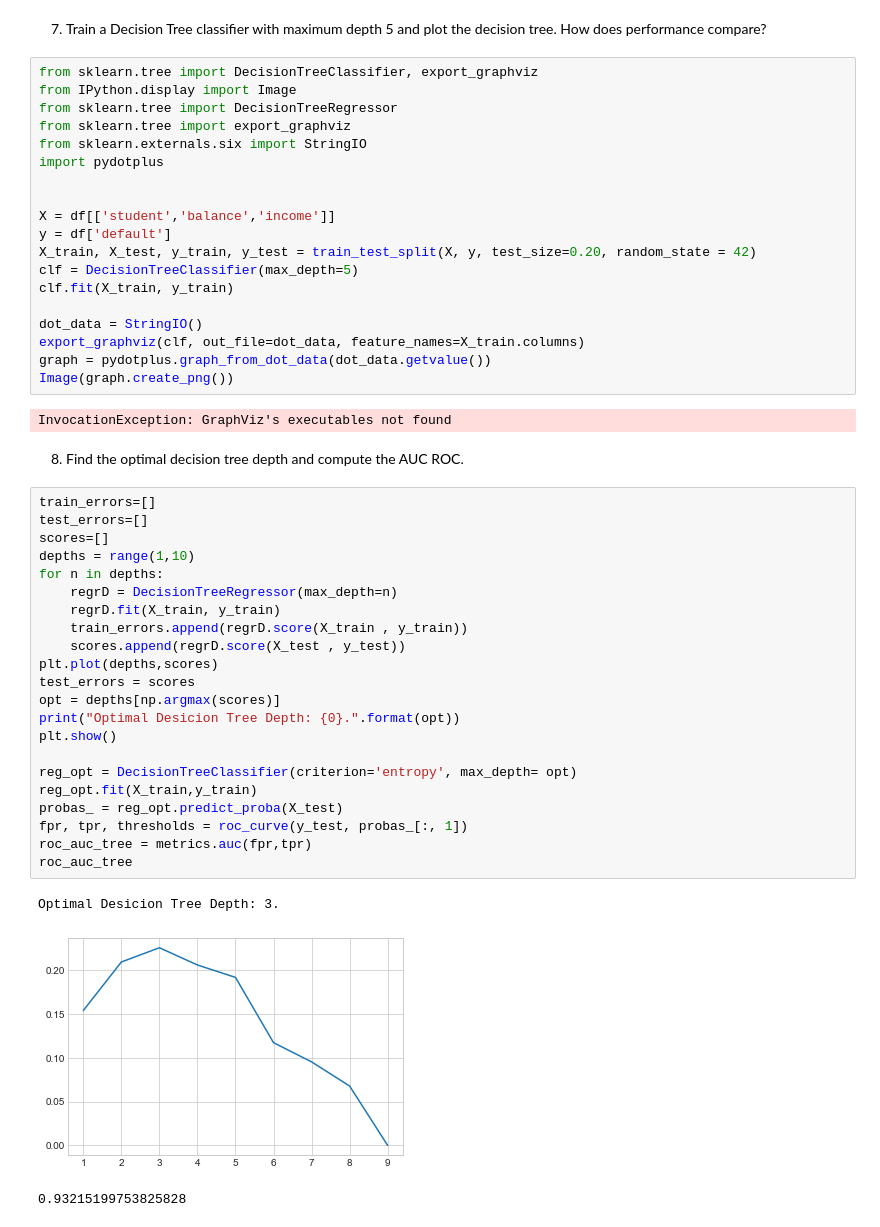
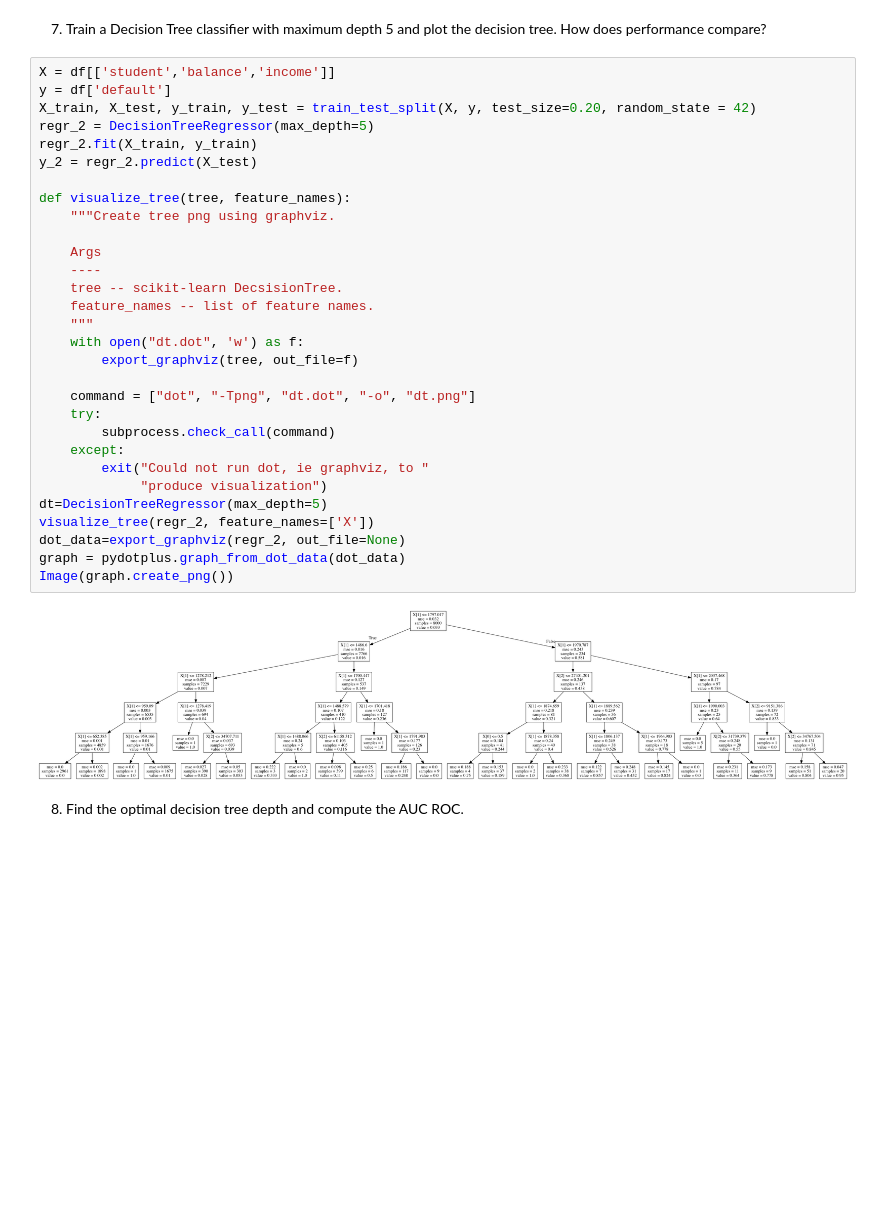
Before and after one commit to Columbia-Intro-Data-Science/python-introduction-linfocus, a Jupyter notebook: hw3_part1_lj2438.ipynb, the cells around one changed output. Saved outputs shown, nothing was run; the diff lists cells and outputs as text; blank space fills up the shorter version.

```diff
--- a/hw3_part1_lj2438.ipynb
+++ b/hw3_part1_lj2438.ipynb
@@ -214,52 +217,37 @@ print(scores)
 Overall, the model in (5) is robust
 # %% [markdown]
 7) Train a Decision Tree classifier with maximum depth 5 and plot the decision tree. How does performance compare?
-# %%
-from sklearn.tree import DecisionTreeClassifier, export_graphviz
-from IPython.display import Image
-from sklearn.tree import DecisionTreeRegressor
-from sklearn.tree import export_graphviz
-from sklearn.externals.six import StringIO
-import pydotplus
-
-
-X = df[['student','balance','income']]
-y = df['default']
-X_train, X_test, y_train, y_test = train_test_split(X, y, test_size=0.20, random_state = 42)
-clf = DecisionTreeClassifier(max_depth=5)
-clf.fit(X_train, y_train)
-
-dot_data = StringIO()
-export_graphviz(clf, out_file=dot_data, feature_names=X_train.columns)
-graph = pydotplus.graph_from_dot_data(dot_data.getvalue())
-Image(graph.create_png())
-# %% [output]
-InvocationException: GraphViz's executables not found
+# %%
+X = df[['student','balance','income']]
+y = df['default']
+X_train, X_test, y_train, y_test = train_test_split(X, y, test_size=0.20, random_state = 42)
+regr_2 = DecisionTreeRegressor(max_depth=5)
+regr_2.fit(X_train, y_train)
+y_2 = regr_2.predict(X_test)
+
+def visualize_tree(tree, feature_names):
+    """Create tree png using graphviz.
+
+    Args
+    ----
+    tree -- scikit-learn DecsisionTree.
+    feature_names -- list of feature names.
+    """
+    with open("dt.dot", 'w') as f:
+        export_graphviz(tree, out_file=f)
+
+    command = ["dot", "-Tpng", "dt.dot", "-o", "dt.png"]
+    try:
+        subprocess.check_call(command)
+    except:
+        exit("Could not run dot, ie graphviz, to "
+             "produce visualization")
+dt=DecisionTreeRegressor(max_depth=5)
+visualize_tree(regr_2, feature_names=['X'])
+dot_data=export_graphviz(regr_2, out_file=None)
+graph = pydotplus.graph_from_dot_data(dot_data)
+Image(graph.create_png())
+# %% [output]
+[figure, added]
 # %% [markdown]
 8) Find the optimal decision tree depth and compute the AUC ROC.
-# %%
-train_errors=[]
-test_errors=[]
-scores=[]
-depths = range(1,10)
-for n in depths:
-    regrD = DecisionTreeRegressor(max_depth=n)
-    regrD.fit(X_train, y_train)
-    train_errors.append(regrD.score(X_train , y_train))
-    scores.append(regrD.score(X_test , y_test))
-plt.plot(depths,scores)
-test_errors = scores
-opt = depths[np.argmax(scores)]
-print("Optimal Desicion Tree Depth: {0}.".format(opt))
-plt.show()
-
-reg_opt = DecisionTreeClassifier(criterion='entropy', max_depth= opt)
-reg_opt.fit(X_train,y_train)
-probas_ = reg_opt.predict_proba(X_test)
-fpr, tpr, thresholds = roc_curve(y_test, probas_[:, 1])
-roc_auc_tree = metrics.auc(fpr,tpr)
-roc_auc_tree
-# %% [output]
-Optimal Desicion Tree Depth: 3.
-[figure, removed]
-0.93215199753825828
```
Also changed, not shown: parts of 10 cells of this notebook.
